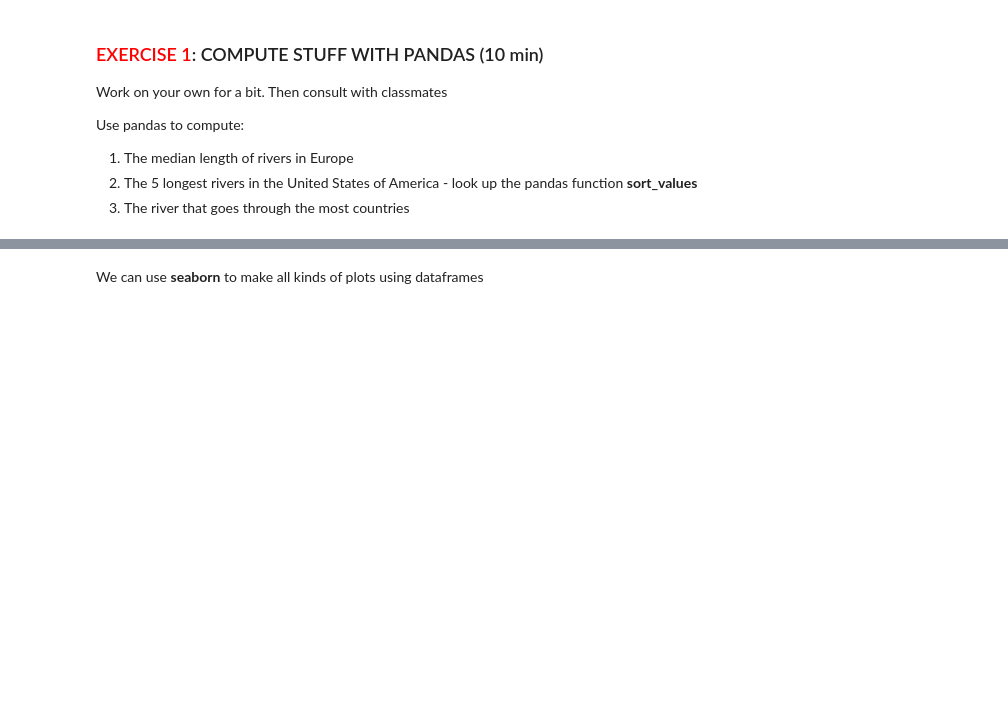
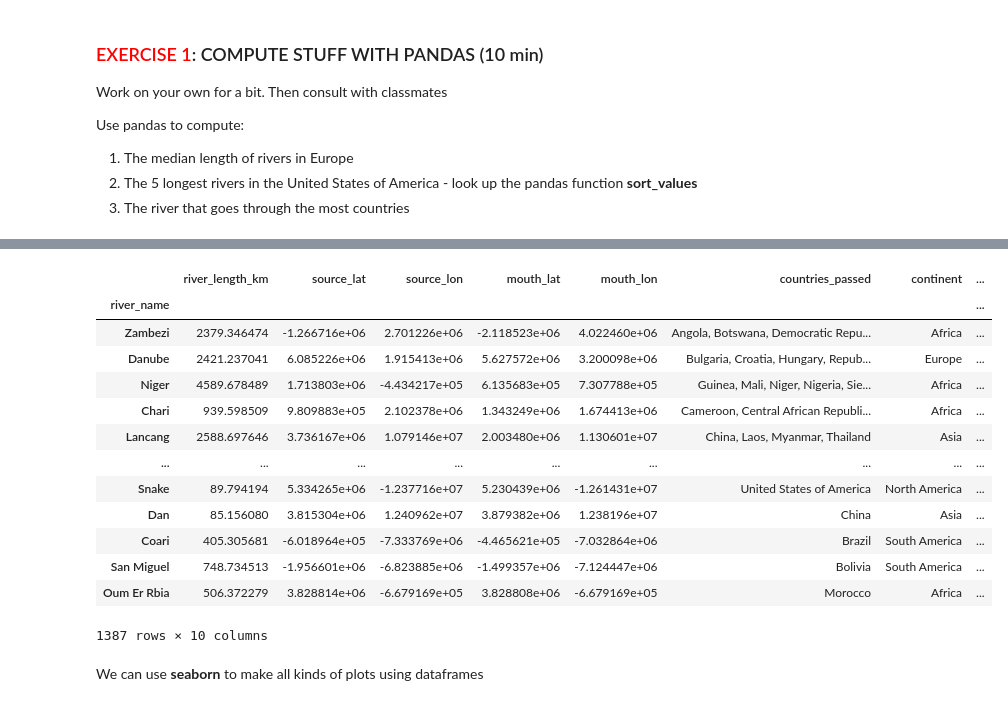
Before and after one commit to mleung12/abio558-fall2025, a Jupyter notebook: 2.4-LoadingIndexingAnalyzingData_BLANK.ipynb, the cells around one changed output, grey strips where cells are left out. Saved outputs shown, nothing was run; the diff lists cells and outputs as text; code cells hidden in the pictures; blank space fills up the shorter version.

```diff
--- a/2.4-LoadingIndexingAnalyzingData_BLANK.ipynb
+++ b/2.4-LoadingIndexingAnalyzingData_BLANK.ipynb
@@ -43,2 +112,21 @@ Use pandas to compute:
+# %%
+num = [len(x.split(',')) for x in rivers_data['countries_passed']]
+rivers_data['num_countries'] = num
+rivers_data.sort_values(by='num_countries', ascending=False)
+# %% [output]
+|  | river_length_km | source_lat | source_lon | mouth_lat | mouth_lon | countries_passed | continent | ... |
+| river_name |  |  |  |  |  |  |  | ... |
+| Zambezi | 2379.346474 | -1.266716e+06 | 2.701226e+06 | -2.118523e+06 | 4.022460e+06 | Angola, Botswana, Democratic Repu... | Africa | ... |
+| Danube | 2421.237041 | 6.085226e+06 | 1.915413e+06 | 5.627572e+06 | 3.200098e+06 | Bulgaria, Croatia, Hungary, Repub... | Europe | ... |
+| Niger | 4589.678489 | 1.713803e+06 | -4.434217e+05 | 6.135683e+05 | 7.307788e+05 | Guinea, Mali, Niger, Nigeria, Sie... | Africa | ... |
+| Chari | 939.598509 | 9.809883e+05 | 2.102378e+06 | 1.343249e+06 | 1.674413e+06 | Cameroon, Central African Republi... | Africa | ... |
+| Lancang | 2588.697646 | 3.736167e+06 | 1.079146e+07 | 2.003480e+06 | 1.130601e+07 | China, Laos, Myanmar, Thailand | Asia | ... |
+| ... | ... | ... | ... | ... | ... | ... | ... | ... |
+| Snake | 89.794194 | 5.334265e+06 | -1.237716e+07 | 5.230439e+06 | -1.261431e+07 | United States of America | North America | ... |
+| Dan | 85.156080 | 3.815304e+06 | 1.240962e+07 | 3.879382e+06 | 1.238196e+07 | China | Asia | ... |
+| Coari | 405.305681 | -6.018964e+05 | -7.333769e+06 | -4.465621e+05 | -7.032864e+06 | Brazil | South America | ... |
+| San Miguel | 748.734513 | -1.956601e+06 | -6.823885e+06 | -1.499357e+06 | -7.124447e+06 | Bolivia | South America | ... |
+| Oum Er Rbia | 506.372279 | 3.828814e+06 | -6.679169e+05 | 3.828808e+06 | -6.679169e+05 | Morocco | Africa | ... |
+1387 rows × 10 columns
 # %% [markdown]
 We can use **seaborn** to make all kinds of plots using dataframes
```
Also changed, not shown: parts of 8 cells of this notebook.
